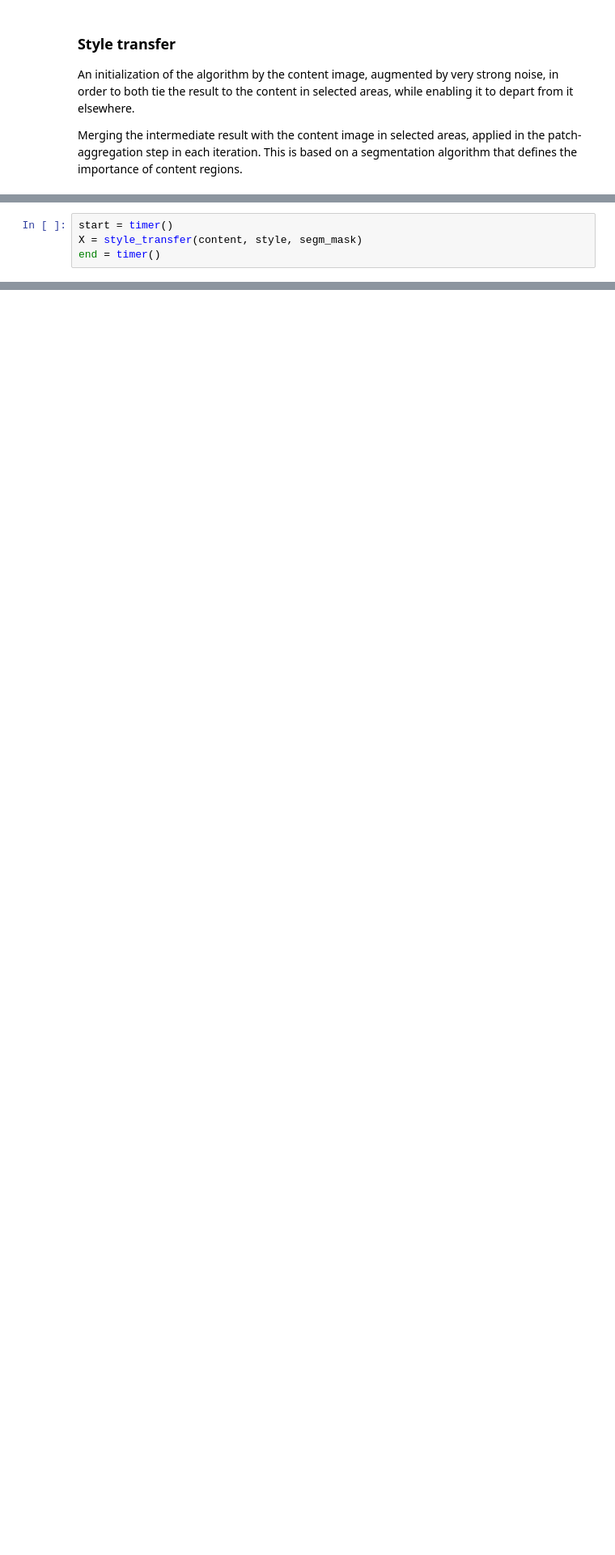
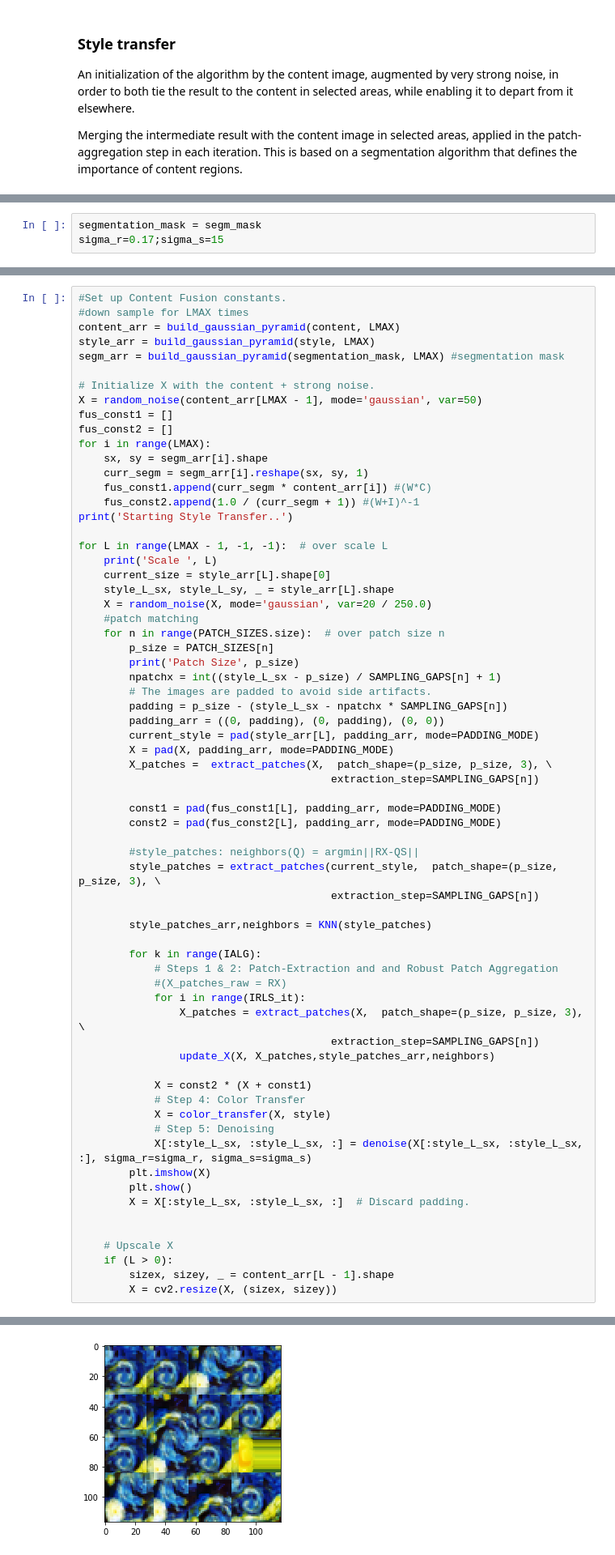
Before and after one commit to lianqiann/style-transfer, a Jupyter notebook: Final Deliverables.ipynb, the cells around one changed output, grey strips where cells are left out. Shown at 81% size. Cells and saved outputs as stored; diff of their text form; blank space fills up the shorter version.

```diff
--- a/Final Deliverables.ipynb
+++ b/Final Deliverables.ipynb
@@ -498,4 +428,0 @@ def style_transfer(content, style, segmentation_mask, sigma_r=0.17, sigma_s=15):
-# %%
-start = timer()
-X = style_transfer(content, style, segm_mask)
-end = timer()
@@ -564,0 +429,3 @@ Scale
+# %%
+segmentation_mask = segm_mask
+sigma_r=0.17;sigma_s=15
@@ -564,0 +460,68 @@ Scale
+# %%
+#Set up Content Fusion constants.
+#down sample for LMAX times
+content_arr = build_gaussian_pyramid(content, LMAX)
+style_arr = build_gaussian_pyramid(style, LMAX)
+segm_arr = build_gaussian_pyramid(segmentation_mask, LMAX) #segmentation mask
+
+# Initialize X with the content + strong noise.
+X = random_noise(content_arr[LMAX - 1], mode='gaussian', var=50)
+fus_const1 = []
+fus_const2 = []
+for i in range(LMAX):
+    sx, sy = segm_arr[i].shape
+    curr_segm = segm_arr[i].reshape(sx, sy, 1)
+    fus_const1.append(curr_segm * content_arr[i]) #(W*C)
+    fus_const2.append(1.0 / (curr_segm + 1)) #(W+I)^-1
+print('Starting Style Transfer..')
+
+for L in range(LMAX - 1, -1, -1):  # over scale L
+    print('Scale ', L)
+    current_size = style_arr[L].shape[0]
+    style_L_sx, style_L_sy, _ = style_arr[L].shape
+    X = random_noise(X, mode='gaussian', var=20 / 250.0)
+    #patch matching
+    for n in range(PATCH_SIZES.size):  # over patch size n
+        p_size = PATCH_SIZES[n]
+        print('Patch Size', p_size)
+        npatchx = int((style_L_sx - p_size) / SAMPLING_GAPS[n] + 1)
+        # The images are padded to avoid side artifacts.
+        padding = p_size - (style_L_sx - npatchx * SAMPLING_GAPS[n])
+        padding_arr = ((0, padding), (0, padding), (0, 0))
+        current_style = pad(style_arr[L], padding_arr, mode=PADDING_MODE)
+        X = pad(X, padding_arr, mode=PADDING_MODE)
+        X_patches =  extract_patches(X,  patch_shape=(p_size, p_size, 3), \
+                                        extraction_step=SAMPLING_GAPS[n])
+
+        const1 = pad(fus_const1[L], padding_arr, mode=PADDING_MODE)
+        const2 = pad(fus_const2[L], padding_arr, mode=PADDING_MODE)
+
+        #style_patches: neighbors(Q) = argmin||RX-QS||
+        style_patches = extract_patches(current_style,  patch_shape=(p_size, p_size, 3), \
+                                        extraction_step=SAMPLING_GAPS[n])
+
+        style_patches_arr,neighbors = KNN(style_patches)
+
+        for k in range(IALG):
+            # Steps 1 & 2: Patch-Extraction and and Robust Patch Aggregation
+            #(X_patches_raw = RX)
+            for i in range(IRLS_it):
+                X_patches = extract_patches(X,  patch_shape=(p_size, p_size, 3), \
+                                        extraction_step=SAMPLING_GAPS[n])
+                update_X(X, X_patches,style_patches_arr,neighbors)
+
+            X = const2 * (X + const1)
+            # Step 4: Color Transfer
+            X = color_transfer(X, style)
+            # Step 5: Denoising
+            X[:style_L_sx, :style_L_sx, :] = denoise(X[:style_L_sx, :style_L_sx, :], sigma_r=sigma_r, sigma_s=sigma_s)
+        plt.imshow(X)
+        plt.show()
+        X = X[:style_L_sx, :style_L_sx, :]  # Discard padding.
+
+
+    # Upscale X
+    if (L > 0):
+        sizex, sizey, _ = content_arr[L - 1].shape
+        X = cv2.resize(X, (sizex, sizey))
+# %% [output]
@@ -564,0 +531 @@ Scale
+[figure, added]
```
Also changed, not shown: parts of 16 cells of this notebook, 1 other file.
